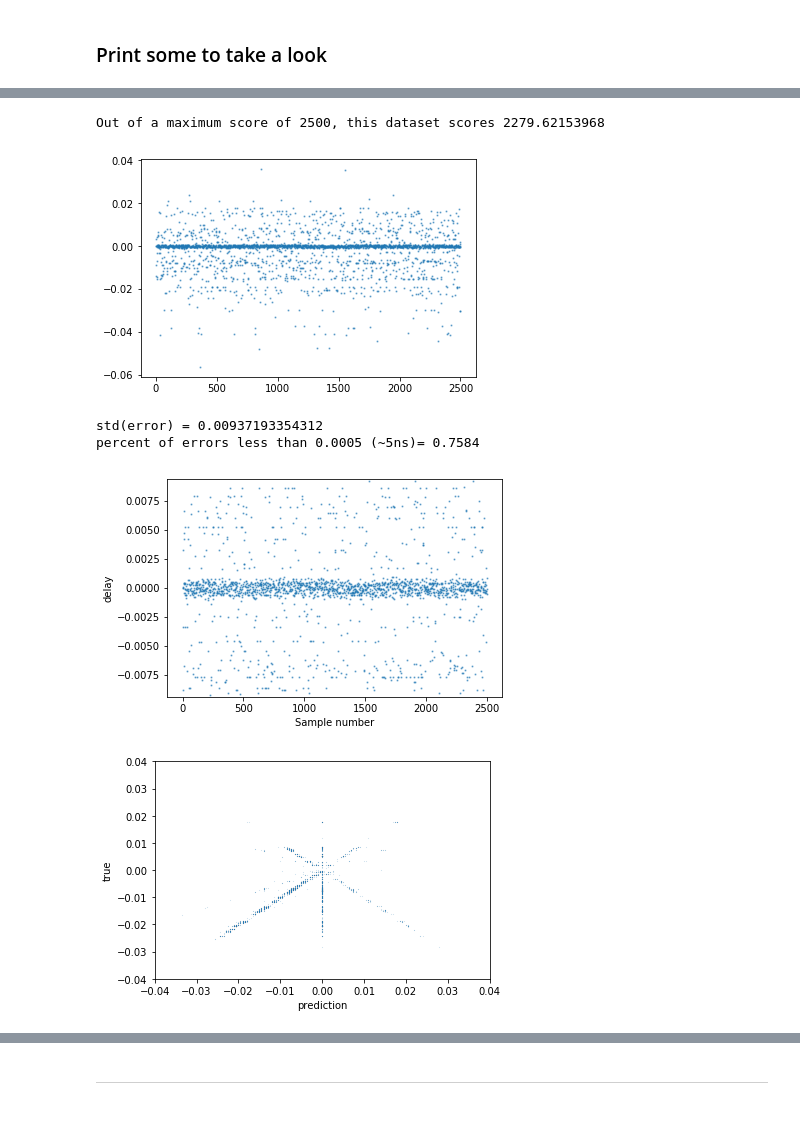
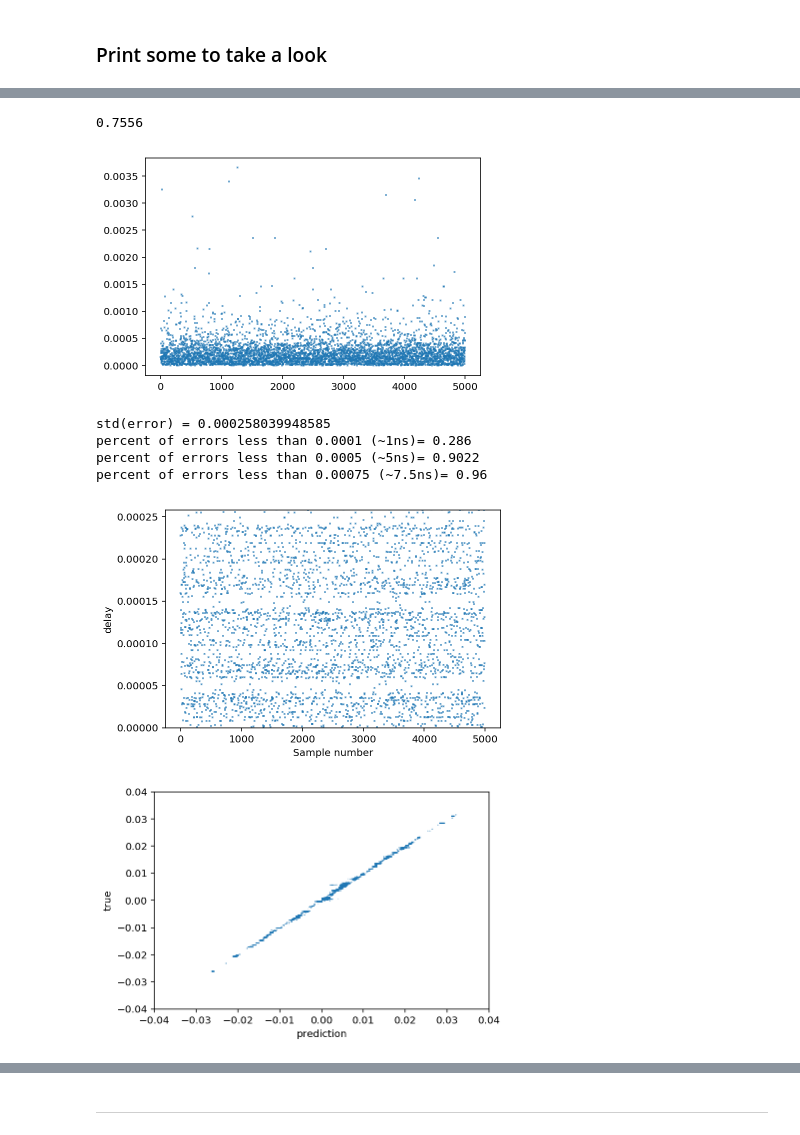
Before and after one commit to andrewasheridan/hera_sandbox, a Jupyter notebook: aas/experiments/Classification_Evaluator.ipynb, the cells around one changed output, grey strips where cells are left out. Cells and saved outputs as stored; diff of their text form; code cells hidden in the pictures.

```diff
--- a/aas/experiments/Classification_Evaluator.ipynb
+++ b/aas/experiments/Classification_Evaluator.ipynb
@@ -99,5 +100,5 @@ for i in range(num_V_ratios):
 
     inputs.append(input_rect[np.random.randint(60)])
 # %%
-classes = np.arange(0,0.04 + 0.0005, 0.0005)
+classes = np.arange(0,0.04 + 0.0001, 0.0001)
 # %%
@@ -115,7 +116,7 @@ labels = [classes_labels[x] for x in rounded_targets]
 
 ## Evaluate magnitude of delay
 # %%
-network = CNN_DS_BN_C('CNN_DS_BN_C_cm_evaluation_test', 2, 81)
-network.load_params('../logs/CNN_DS_BN_C_cm_ONETIME4/params/CNN_DS_BN_C')
+network = CNN_DS_BN_C('CNN_DS_BN_C_2_401_aug7_e_evaluation_test', 3, 401)
+network.load_params('../logs/CNN_DS_BN_C_2_401_aug7_e/params/CNN_DS_BN_C')
 network.print_params()
 # %% [output]
@@ -130,11 +131,11 @@ network.create_graph()
 saver = tf.train.Saver()
 with tf.Session() as session:
 
-    saver.restore(session,'../logs/CNN_DS_BN_C_cm_ONETIME4/trained_model.ckpt-17')
+    saver.restore(session,'../logs/CNN_DS_BN_C_2_401_aug7_e/trained_model.ckpt-1000')
 
     eval_feed_dict = {network.X: np.array(inputs).reshape(-1,1,1024,1),
                       network.sample_keep_prob : 1.,
-                      network.downsample_keep_prob : 1.,
+                      network.conv_keep_prob : 1.,
                       network.is_training : False}
 
     predicted_labels = session.run([network.predictions], feed_dict = eval_feed_dict)
@@ -170,7 +171,7 @@ top_num = 3
 evaluations = []
 # predicted_label_top_picks =  []
 
-for i, a in enumerate(np.array(predicted_labels).reshape(-1,81)):
+for i, a in enumerate(np.array(predicted_labels).reshape(-1,401)):
 
     ind = np.argpartition(a, -top_num)[-top_num:]
 
@@ -188,13 +189,19 @@ for i, a in enumerate(np.array(predicted_labels).reshape(-1,81)):
 #     predicted_label_top_picks.append((np.round(evaluation_targets[i],6), np.array(picks)[idx][::-1], np.array(percs)[idx][::-1], s))
 
     evaluation = {}
-    evaluation['true'] = targets[i]#np.round(evaluation_targets[i],6)
+    evaluation['_true'] = targets[i]#np.round(evaluation_targets[i],6)
     evaluation['top_3'] = [x for x in np.array(picks)[idx][::-1]]
     evaluation['top_3_probs'] = [x for x in np.array(percs)[idx][::-1]]
     evaluation['sign'] = s
-    evaluation['guess'] = evaluation['top_3'][0] if s.keys()[0] == 'pos' else -1*evaluation['top_3'][0]
-    evaluation['error'] = evaluation['true'] - evaluation['guess']
-
+#     evaluation['_guess'] = evaluation['top_3'][0] if s.keys()[0] == 'pos' else -1*evaluation['top_3'][0]
+#     if np.random.uniform() < 0.90:
+#         fake_sign = np.sign(evaluation['_true'])
+#     else:
+#         fake_sign = -np.sign(evaluation['_true'])
+    fake_sign = np.sign(evaluation['_true'])
+    evaluation['_guess'] = evaluation['top_3'][0] *fake_sign
+    evaluation['error'] = np.abs(evaluation['_true'] - evaluation['_guess'])
+    evaluation['sign_error'] = True if evaluation['_true'] > 0 and s.keys()[0] == 'pos' else False
     evaluations.append(evaluation)
 # %% [markdown]
 ### Print some to take a look
@@ -228,34 +236,41 @@ best_guesses = [x['guess'] for x in evaluations]
 combined_prob = [x['top_3_probs'][0]*x['sign'].values()[0] for x in evaluations]
-# %%
-print('Out of a maximum score of {}, this dataset scores {}'.format(len(evaluations), sum(combined_prob)))
-# %% [output]
-Out of a maximum score of 2500, this dataset scores 2279.62153968
+# %%
+print(1 - np.mean(sign_errors))
+# %% [output]
+0.7556
 # %%
 plt.plot(errors,
          ls = 'none',
          marker = 's', markersize = 1, alpha = 0.5)
 plt.show()
 print('std(error) = {}'.format(np.std(errors)))
+print('percent of errors less than 0.0001 (~1ns)= {}'.format(np.mean(np.asarray(errors) < 0.0001)))
 print('percent of errors less than 0.0005 (~5ns)= {}'.format(np.mean(np.asarray(errors) < 0.0005)))
+print('percent of errors less than 0.00075 (~7.5ns)= {}'.format(np.mean(np.asarray(errors) < 0.00075)))
+
+
 plt.xlabel('Sample number')
 plt.ylabel('delay')
 plt.plot(errors,
          ls = 'none',
          marker = 's', markersize = 1, alpha = 0.5)
-plt.ylim(-np.std(errors),np.std(errors))
+plt.ylim(0, np.std(errors))
 plt.xlabel('Sample number')
 plt.ylabel('delay')
 plt.show()
 # %% [output]
-[figure, old version]
+[figure, new version]
-std(error) = 0.00937193354312
-percent of errors less than 0.0005 (~5ns)= 0.7584
+std(error) = 0.000258039948585
+percent of errors less than 0.0001 (~1ns)= 0.286
+percent of errors less than 0.0005 (~5ns)= 0.9022
+percent of errors less than 0.00075 (~7.5ns)= 0.96
-[figure, old version]
+[figure, new version]
 # %%
-plt.plot(best_guesses, targets, ls = 'none', marker = 's', markersize = .1, alpha = 0.5);
+# fig, ax = plt.subplots(figsize = (8,5), dpi = 144)
+plt.plot(best_guesses, targets, ls = 'none', marker = 's', markersize = .1, alpha = 1);
 plt.xlim(-0.040, 0.040)
 plt.ylim(-0.040, 0.040)
 plt.xlabel('prediction')
 plt.ylabel('true');
 # %% [output]
-[figure, old version]
+[figure, new version]
```
Also changed, not shown: parts of 22 cells of this notebook.
